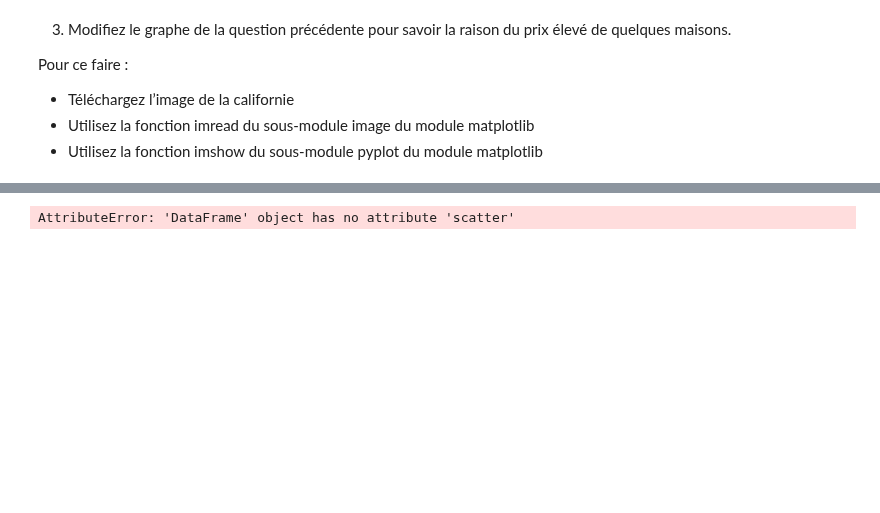
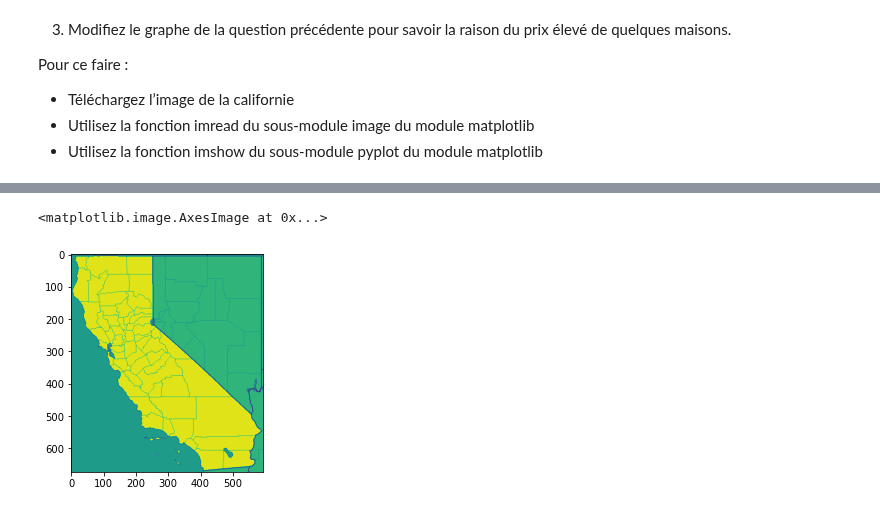
Before and after one commit to IA-Brest/CahierApprentissage, a Jupyter notebook: Python/TP_Arbre/Arbres_decisionnels.ipynb, the cells around one changed output, grey strips where cells are left out. Drawn from its saved outputs; the diff is of its cells as text; code cells hidden in the pictures; blank space fills up the shorter version.

```diff
--- a/Python/TP_Arbre/Arbres_decisionnels.ipynb
+++ b/Python/TP_Arbre/Arbres_decisionnels.ipynb
@@ -195,11 +199,10 @@ plt.show()
-# %%
-df.plot.scatter(x='longitude',
-                y='latitude',
-                c='median_house_value',
-                alpha=0.1,
-                sharex=False,
-                title='California',
-                cmap='viridis')
-                #cmap='Accent')
-# %% [output]
-AttributeError: 'DataFrame' object has no attribute 'scatter'
+# %%
+img_array.shape
+# (674, 594, 3) : Taille : 674*594 en 3 couleurs (RGB)
+
+#plt.imshow(img_array[1,:,:])
+#plt.imshow(img_array[:,1,:])
+plt.imshow(img_array[:,:,1])
+# %% [output]
+<matplotlib.image.AxesImage at 0x...>
+[figure, added]
```
Also changed, not shown: parts of 40 cells of this notebook, 3 other files.
